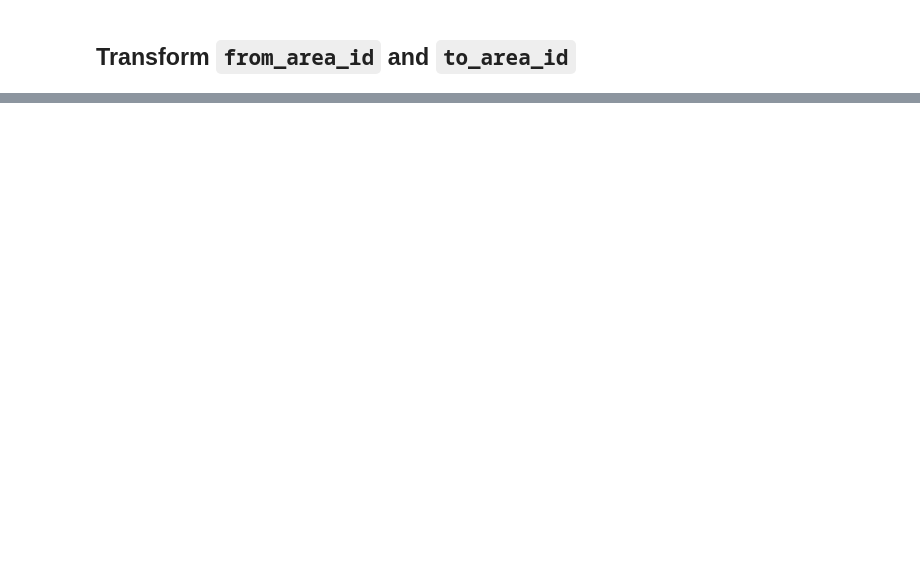
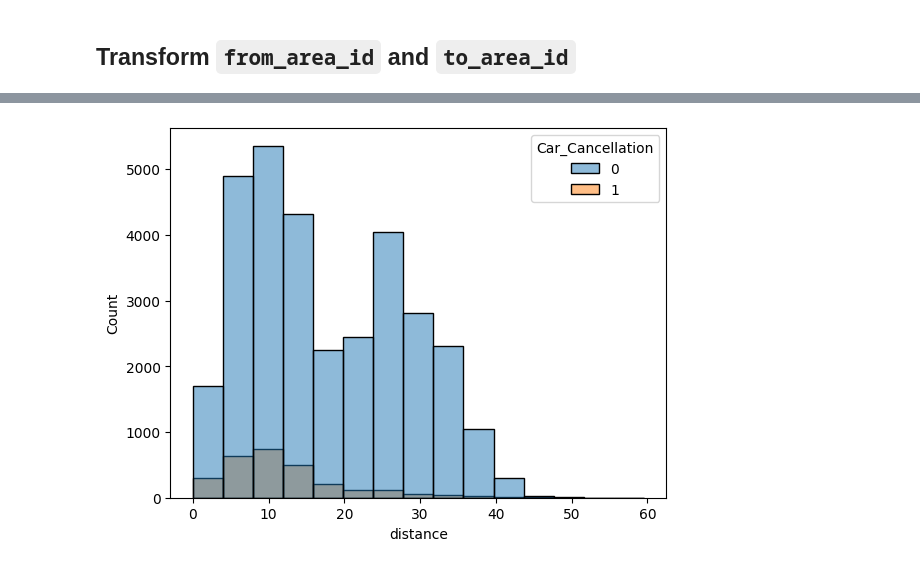
Before and after one commit to sudhirjangra/your_cab_data_analysis, a Jupyter notebook: your_cabs_data_analysis.ipynb, the cells around one changed output, grey strips where cells are left out. Saved outputs shown, nothing was run; the diff lists cells and outputs as text; code cells hidden in the pictures; blank space fills up the shorter version.

```diff
--- a/your_cabs_data_analysis.ipynb
+++ b/your_cabs_data_analysis.ipynb
@@ -755,0 +1002,5 @@ AttributeError: 'DataFrame' object has no attribute 'from_area_id'
+# %%
+sns.histplot(data=tt2, x='distance', hue='Car_Cancellation', bins=15)
+plt.show()
+# %% [output]
+[figure, added]
```
Also changed, not shown: parts of 85 cells of this notebook.
